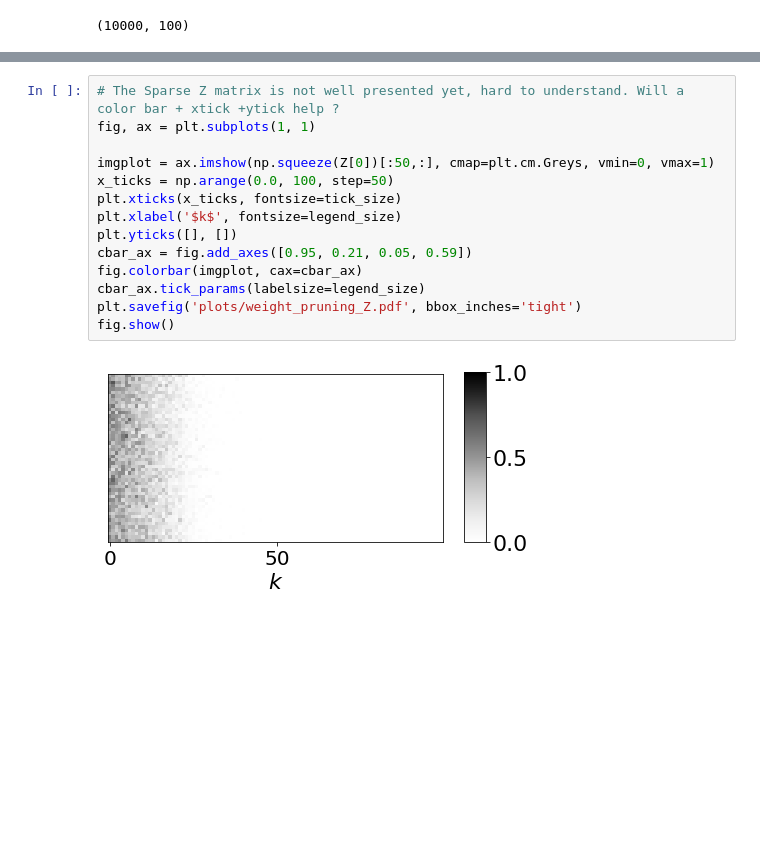
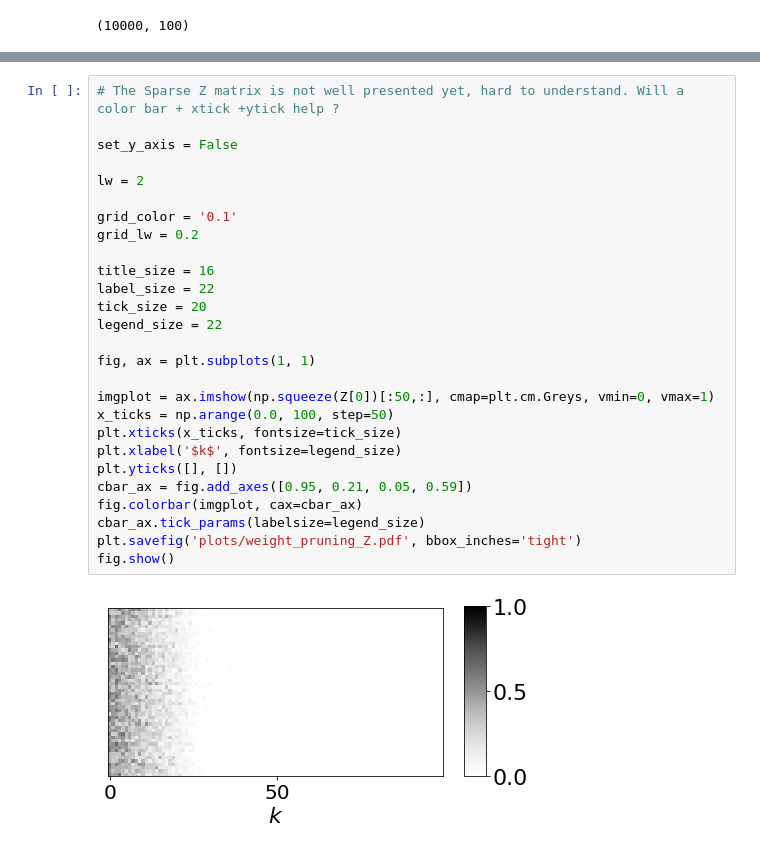
Before and after one commit to skezle/IBP_BNN, a Jupyter notebook: ddm/weight_pruning.ipynb, the cells around one changed output, grey strips where cells are left out. Cells and saved outputs as stored; diff of their text form; blank space fills up the shorter version.

```diff
--- a/ddm/weight_pruning.ipynb
+++ b/ddm/weight_pruning.ipynb
@@ -645,19 +661,32 @@ np.squeeze(Z[0]).shape
 # %%
 # The Sparse Z matrix is not well presented yet, hard to understand. Will a color bar + xtick +ytick help ?
+
+set_y_axis = False
+
+lw = 2
+
+grid_color = '0.1'
+grid_lw = 0.2
+
+title_size = 16
+label_size = 22
+tick_size = 20
+legend_size = 22
+
 fig, ax = plt.subplots(1, 1)
 
 imgplot = ax.imshow(np.squeeze(Z[0])[:50,:], cmap=plt.cm.Greys, vmin=0, vmax=1)
 x_ticks = np.arange(0.0, 100, step=50)
 plt.xticks(x_ticks, fontsize=tick_size)
 plt.xlabel('$k$', fontsize=legend_size)
 plt.yticks([], [])
 cbar_ax = fig.add_axes([0.95, 0.21, 0.05, 0.59])
 fig.colorbar(imgplot, cax=cbar_ax)
 cbar_ax.tick_params(labelsize=legend_size)
 plt.savefig('plots/weight_pruning_Z.pdf', bbox_inches='tight')
 fig.show()
 # %% [output]
-[figure, old version]
+[figure, new version]
 # %%
 fig, ax = plt.subplots(1, 1, figsize=fig_size)
 plt.hist(np.sum(np.squeeze(Z[0]), axis=1), 16, alpha=0.7, edgecolor='green', linewidth=1.5)
```
Also changed, not shown: parts of 4 cells of this notebook, 1 other file.
